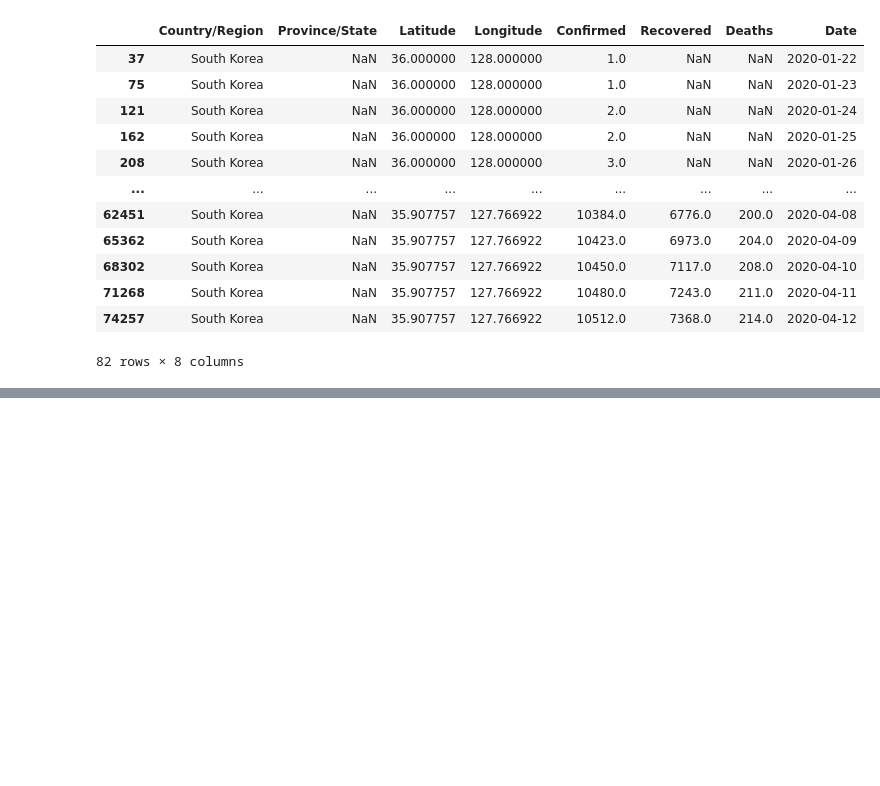
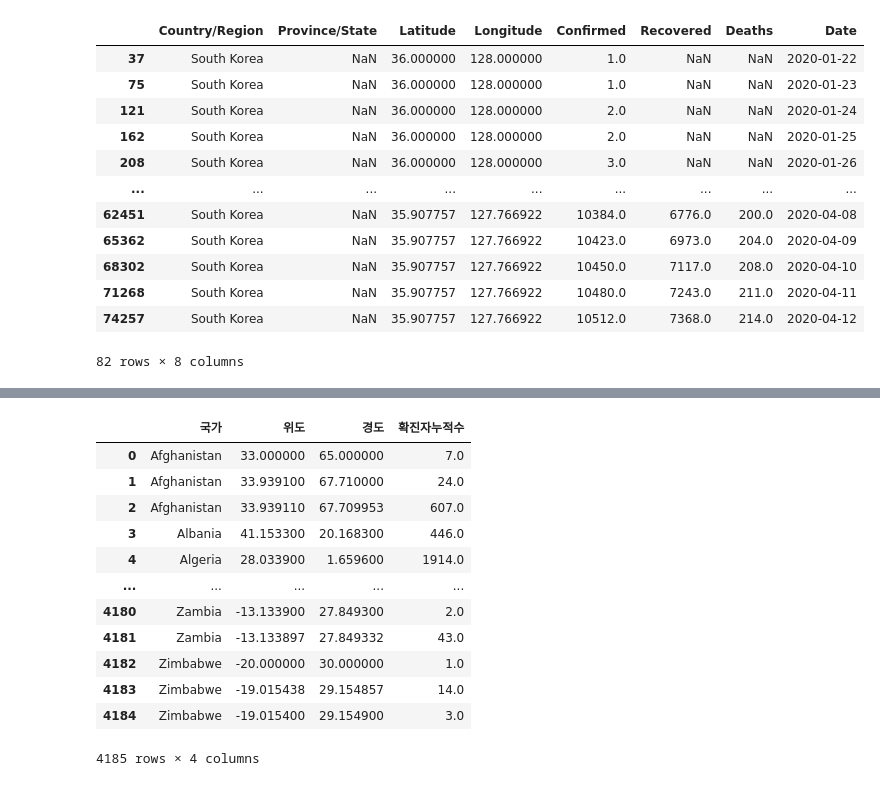
Before and after one commit to young-hun-jo/KaggleStruggle, a Jupyter notebook: covid_19/Dacon_covid19_3week.ipynb, the cells around one changed output, grey strips where cells are left out. Cells and saved outputs as stored; diff of their text form; code cells hidden in the pictures; blank space fills up the shorter version.

```diff
--- a/covid_19/Dacon_covid19_3week.ipynb
+++ b/covid_19/Dacon_covid19_3week.ipynb
@@ -134,0 +134,6 @@ data[data['Country/Region'] == 'South Korea']
+# %%
+# Confirmed/ Recovered/ Deaths 결측치 0으로대체
+data['Confirmed'] = data['Confirmed'].fillna(0)
+data['Recovered'] = data['Recovered'].fillna(0)
+data['Deaths'] = data['Deaths'].fillna(0)
+data.head()
@@ -134,0 +147,3 @@ data[data['Country/Region'] == 'South Korea']
+# %%
+data.columns = ['국가','시도','위도','경도','확진자누적수','완치자누적수','사망자누적수','날짜']
+data.head()
@@ -134,0 +157,4 @@ data[data['Country/Region'] == 'South Korea']
+# %%
+# 세계적 비교이기 때문에 결측치가 많은 시도 칼럼 제거
+data = data.drop(['시도'], axis=1).copy()
+data.head()
@@ -134,0 +168,19 @@ data[data['Country/Region'] == 'South Korea']
+# %%
+# 국가, 위도,경도별로 확진자 누적수 최댓값 데이터프레임 만들기
+df_country = pd.DataFrame(data.groupby(['국가','위도','경도'])['확진자누적수'].max())
+df_country = df_country.reset_index()
+df_country
+# %% [output]
+|  | 국가 | 위도 | 경도 | 확진자누적수 |
+| 0 | Afghanistan | 33.000000 | 65.000000 | 7.0 |
+| 1 | Afghanistan | 33.939100 | 67.710000 | 24.0 |
+| 2 | Afghanistan | 33.939110 | 67.709953 | 607.0 |
+| 3 | Albania | 41.153300 | 20.168300 | 446.0 |
+| 4 | Algeria | 28.033900 | 1.659600 | 1914.0 |
+| ... | ... | ... | ... | ... |
+| 4180 | Zambia | -13.133900 | 27.849300 | 2.0 |
+| 4181 | Zambia | -13.133897 | 27.849332 | 43.0 |
+| 4182 | Zimbabwe | -20.000000 | 30.000000 | 1.0 |
+| 4183 | Zimbabwe | -19.015438 | 29.154857 | 14.0 |
+| 4184 | Zimbabwe | -19.015400 | 29.154900 | 3.0 |
+4185 rows × 4 columns
```
Also changed, not shown: parts of 11 cells of this notebook.
